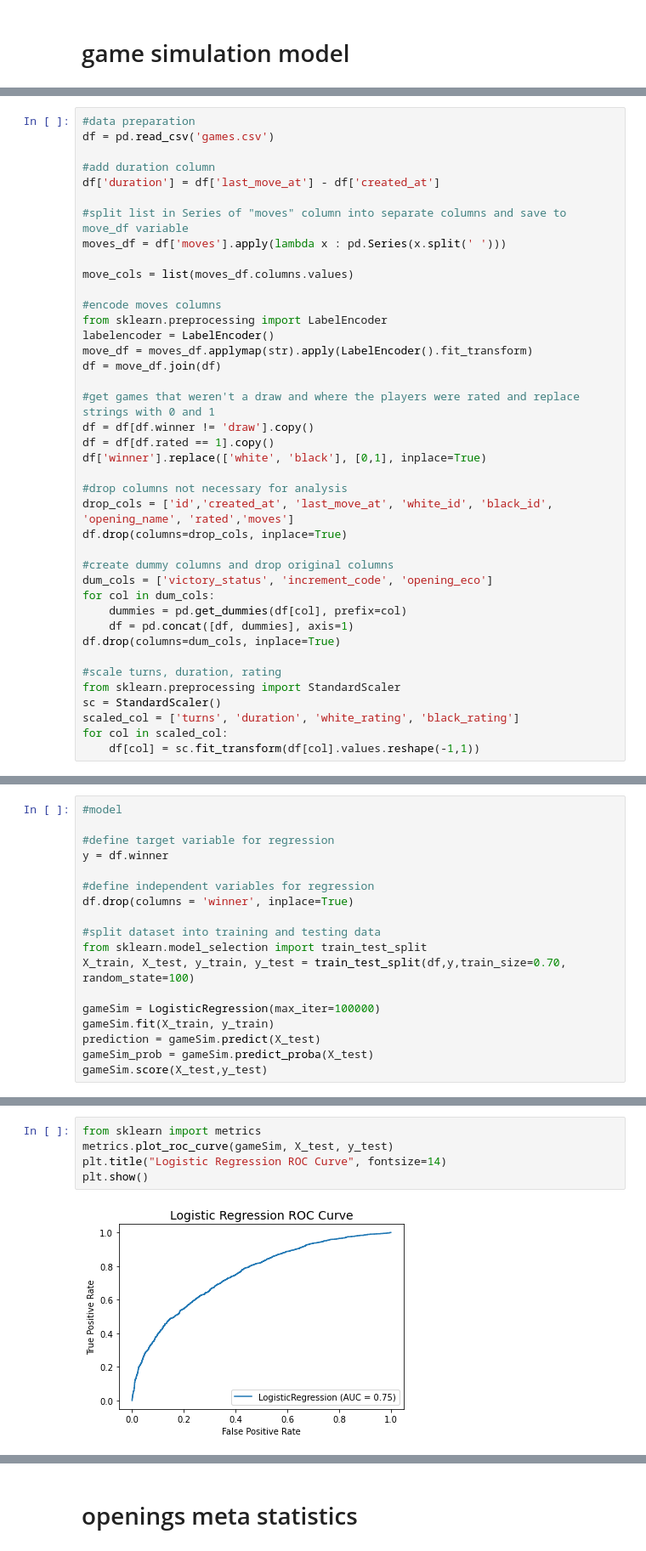
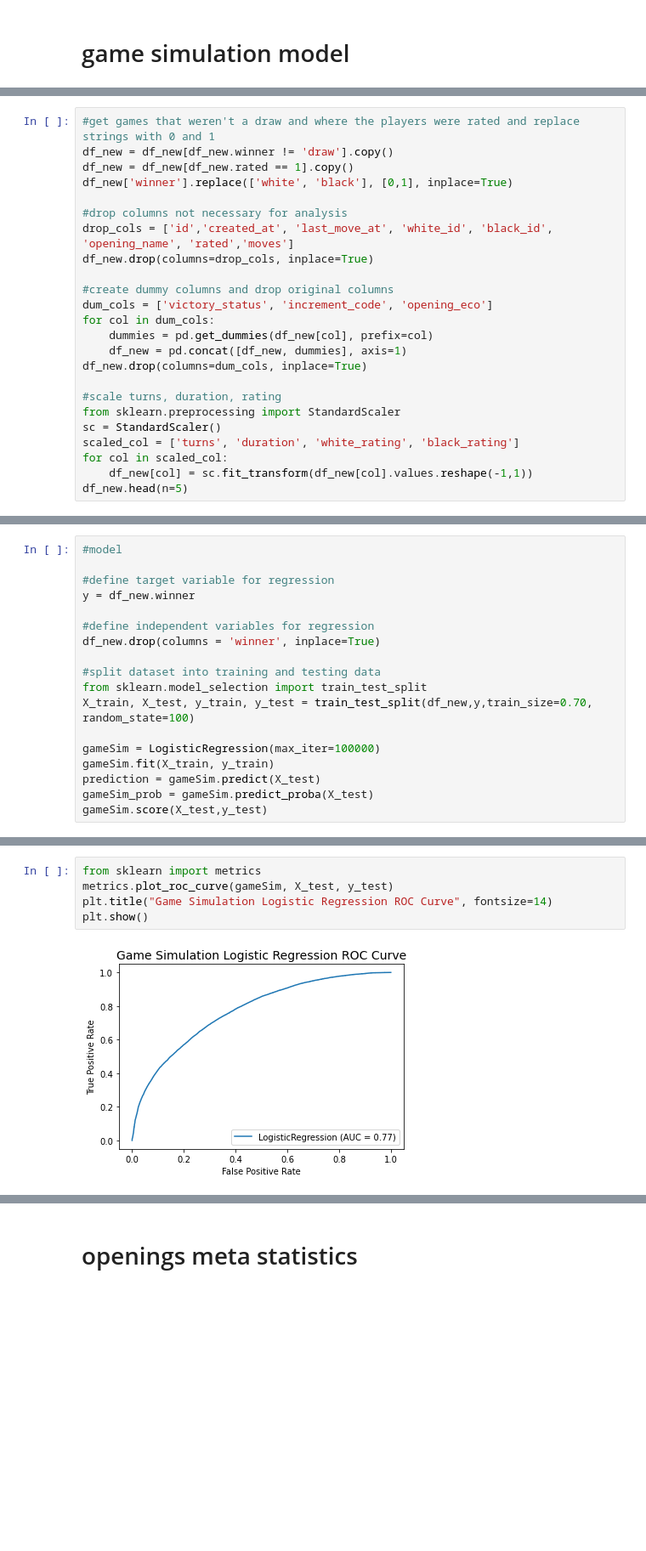
Before and after one commit to jonrosner/chess-game-analysis, a Jupyter notebook: JLM_notebook.ipynb, the cells around one changed output, grey strips where cells are left out. Shown at 85% size. Cells and saved outputs as stored; diff of their text form; blank space fills up the shorter version.

Commit message:
presentation and game sim

```diff
--- a/JLM_notebook.ipynb
+++ b/JLM_notebook.ipynb
@@ -494,40 +545,24 @@ KeyboardInterrupt:
 # %%
-#data preparation
-df = pd.read_csv('games.csv')
-
-#add duration column
-df['duration'] = df['last_move_at'] - df['created_at']
-
-#split list in Series of "moves" column into separate columns and save to move_df variable
-moves_df = df['moves'].apply(lambda x : pd.Series(x.split(' ')))
-
-move_cols = list(moves_df.columns.values)
-
-#encode moves columns
-from sklearn.preprocessing import LabelEncoder
-labelencoder = LabelEncoder()
-move_df = moves_df.applymap(str).apply(LabelEncoder().fit_transform)
-df = move_df.join(df)
-
 #get games that weren't a draw and where the players were rated and replace strings with 0 and 1
-df = df[df.winner != 'draw'].copy()
-df = df[df.rated == 1].copy()
-df['winner'].replace(['white', 'black'], [0,1], inplace=True)
+df_new = df_new[df_new.winner != 'draw'].copy()
+df_new = df_new[df_new.rated == 1].copy()
+df_new['winner'].replace(['white', 'black'], [0,1], inplace=True)
 
 #drop columns not necessary for analysis
 drop_cols = ['id','created_at', 'last_move_at', 'white_id', 'black_id', 'opening_name', 'rated','moves']
-df.drop(columns=drop_cols, inplace=True)
+df_new.drop(columns=drop_cols, inplace=True)
 
 #create dummy columns and drop original columns
 dum_cols = ['victory_status', 'increment_code', 'opening_eco']
 for col in dum_cols:
-    dummies = pd.get_dummies(df[col], prefix=col)
-    df = pd.concat([df, dummies], axis=1)
-df.drop(columns=dum_cols, inplace=True)
+    dummies = pd.get_dummies(df_new[col], prefix=col)
+    df_new = pd.concat([df_new, dummies], axis=1)
+df_new.drop(columns=dum_cols, inplace=True)
 
 #scale turns, duration, rating
 from sklearn.preprocessing import StandardScaler
 sc = StandardScaler()
 scaled_col = ['turns', 'duration', 'white_rating', 'black_rating']
 for col in scaled_col:
-    df[col] = sc.fit_transform(df[col].values.reshape(-1,1))
+    df_new[col] = sc.fit_transform(df_new[col].values.reshape(-1,1))
+df_new.head(n=5)
@@ -535,14 +578,14 @@ for col in scaled_col:
 #model
 
 #define target variable for regression
-y = df.winner
+y = df_new.winner
 
 #define independent variables for regression
-df.drop(columns = 'winner', inplace=True)
+df_new.drop(columns = 'winner', inplace=True)
 
 #split dataset into training and testing data
 from sklearn.model_selection import train_test_split
-X_train, X_test, y_train, y_test = train_test_split(df,y,train_size=0.70, random_state=100)
+X_train, X_test, y_train, y_test = train_test_split(df_new,y,train_size=0.70, random_state=100)
 
 gameSim = LogisticRegression(max_iter=100000)
 gameSim.fit(X_train, y_train)
@@ -561,7 +604,7 @@ Please also refer to the documentation for alternative solver options:
 # %%
 from sklearn import metrics
 metrics.plot_roc_curve(gameSim, X_test, y_test)
-plt.title("Logistic Regression ROC Curve", fontsize=14)
+plt.title("Game Simulation Logistic Regression ROC Curve", fontsize=14)
 plt.show()
 # %% [output]
-[figure, old version]
+[figure, new version]
```
Also changed, not shown: parts of 8 cells of this notebook, 2 other files.
